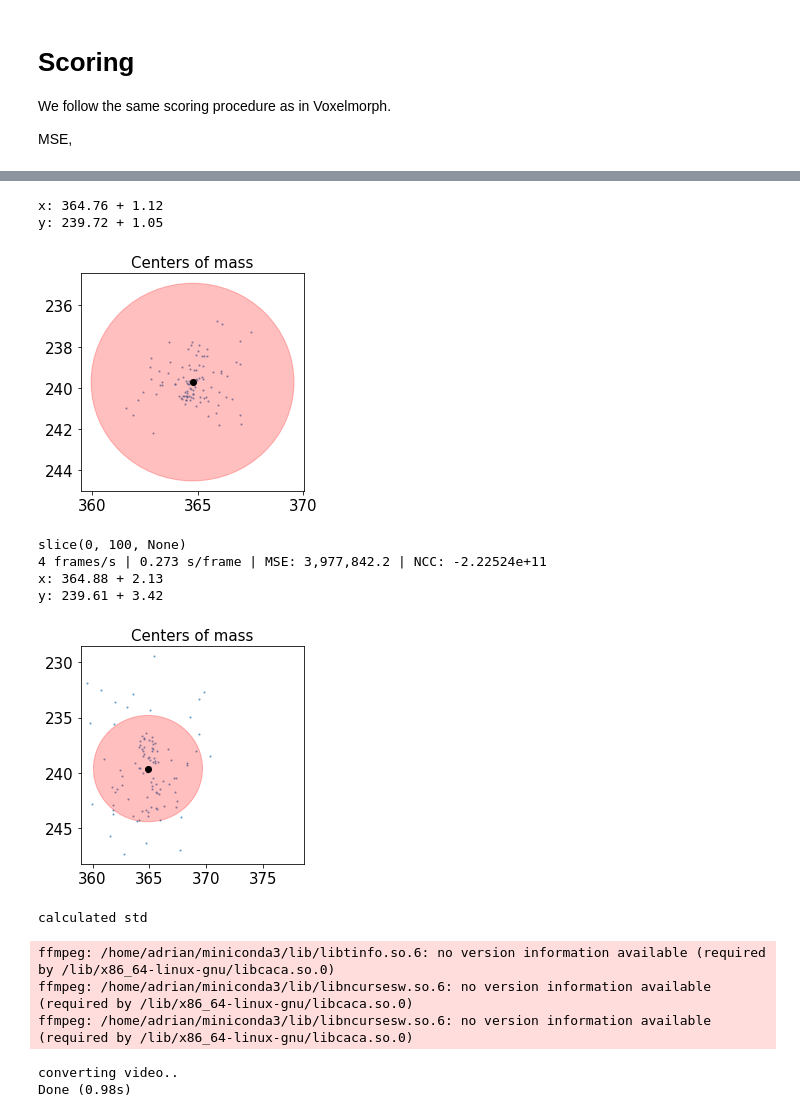
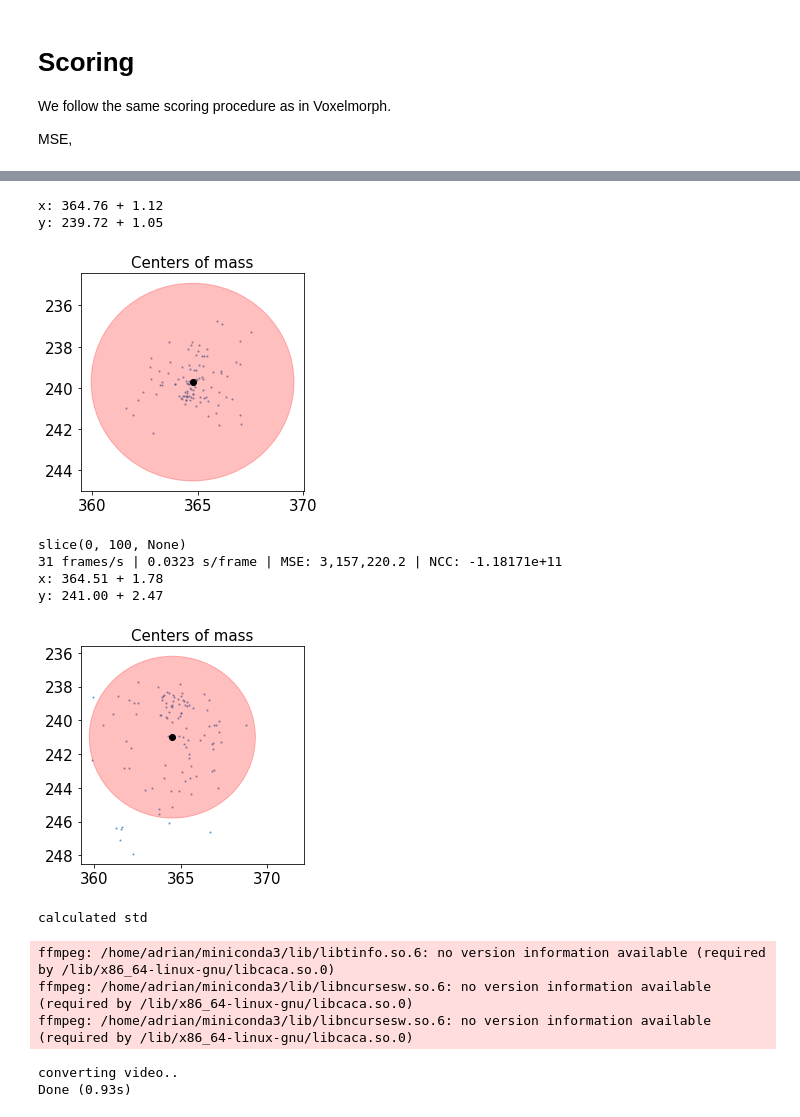
Before and after one commit to Sager611/stabilize2p, a Jupyter notebook: notebooks/train-voxelmorph.ipynb, the cells around one changed output, grey strips where cells are left out. Saved outputs shown, nothing was run; the diff lists cells and outputs as text; code cells hidden in the pictures.

Commit message:
using ECC_transform in vxm_preprocessing

```diff
--- a/notebooks/train-voxelmorph.ipynb
+++ b/notebooks/train-voxelmorph.ipynb
@@ -480,7 +461,7 @@ from stabilize2p.utils import get_centers
 
 
 def plot_centers(image):
-    radius = 0.01 * min(*image.shape[1:])
+    radius = 0.1 * min(*image.shape[1:])
 
     # calculate centers
     centers = get_centers(image)
@@ -517,42 +498,42 @@ from stabilize2p.metrics import MSE, NCC
 path = "../data/200901_G23xU1/Fly1/Fly1/005_coronal/2p/denoised_red.tif"
 x_val = tiff.imread(path, key=range(600, 700))
 
 plot_centers(x_val)
 
 t1 = time.perf_counter()
 # com_transform(x_val, inplace=True, downsample=2)  # 313 frames/s | 0.0032 s/frame | MSE: 3,555,150.2 | NCC: -5.05929e+09
 # x_val = pysreg_transform(x_val)                   # 4 frames/s | 0.273 s/frame | MSE: 3,977,842.2 | NCC: -2.22524e+11
-# x_val = ECC_transform(x_val)                      # 31 frames/s | 0.0324 s/frame | MSE: 3,157,220.2 | NCC: -1.18171e+11
+x_val = ECC_transform(x_val)                        # 31 frames/s | 0.0324 s/frame | MSE: 3,157,220.2 | NCC: -1.18171e+11
 t2 = time.perf_counter()
 mse, ncc = MSE(x_val), NCC(x_val)
 print(f'{x_val.shape[0]/(t2-t1):.0f} frames/s | {(t2-t1)/x_val.shape[0]:.3g} s/frame | '
       f'MSE: {mse:,.8g} | NCC: {ncc:,.6g}')
 
 plot_centers(x_val)
 
 # t1 = time.perf_counter()
 # com_transform(x_val, inplace=True, downsample=2)  # 356 frames/s | 0.00281 s/frame
 # # x_val = pysreg_transform(x_val)                 # 7 frames/s | 0.145 s/frame
 # t2 = time.perf_counter()
 # print(f'{x_val.shape[0]/(t2-t1):.0f} frames/s | {(t2-t1)/x_val.shape[0]:.3g} s/frame')
 
 # plot_centers(x_val)
 
 make_video('out', frame_gen(x_val))
 Video('out.mov')
 # %% [output]
 x: 364.76 + 1.12
 y: 239.72 + 1.05
 [figure]
 slice(0, 100, None)
-4 frames/s | 0.273 s/frame | MSE: 3,977,842.2 | NCC: -2.22524e+11
-x: 364.88 + 2.13
-y: 239.61 + 3.42
+31 frames/s | 0.0323 s/frame | MSE: 3,157,220.2 | NCC: -1.18171e+11
+x: 364.51 + 1.78
+y: 241.00 + 2.47
-[figure, old version]
+[figure, new version]
 calculated std
 ffmpeg: /home/adrian/miniconda3/lib/libtinfo.so.6: no version information available (required by /lib/x86_64-linux-gnu/libcaca.so.0)
 ffmpeg: /home/adrian/miniconda3/lib/libncursesw.so.6: no version information available (required by /lib/x86_64-linux-gnu/libcaca.so.0)
 ffmpeg: /home/adrian/miniconda3/lib/libncursesw.so.6: no version information available (required by /lib/x86_64-linux-gnu/libcaca.so.0)
 converting video..
-Done (0.98s)
+Done (0.93s)
 [interactive output not drawn]
```
Also changed, not shown: parts of 4 cells of this notebook, 3 other files.
